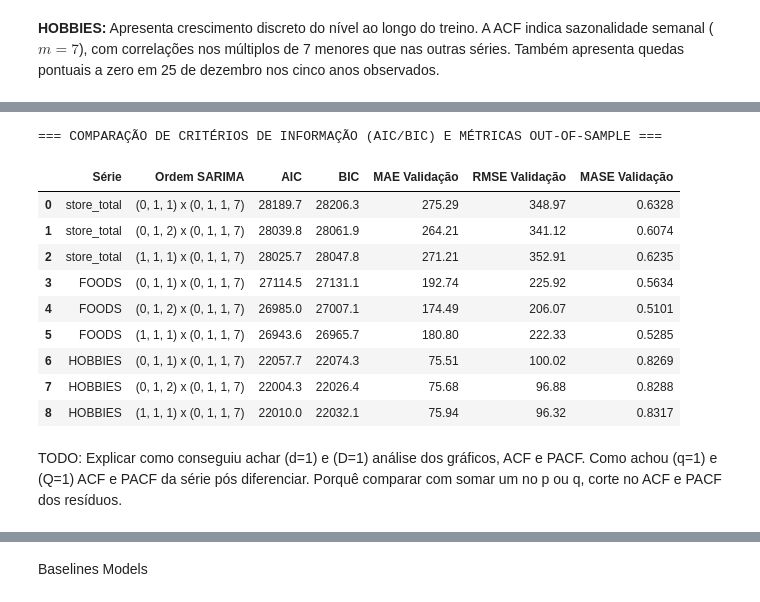
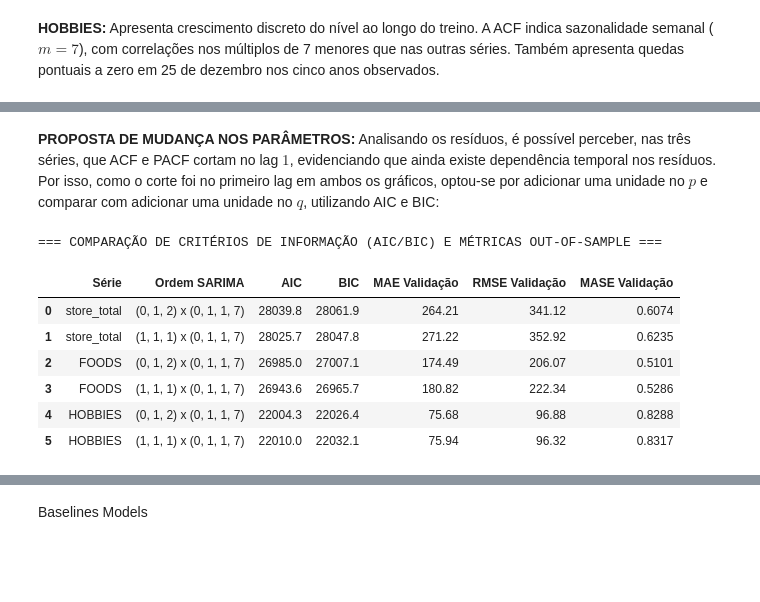
Before and after one commit to mistercapote/time-series-a2-2026, a Jupyter notebook: main.ipynb, the cells around one changed output, grey strips where cells are left out. Cells and saved outputs as stored; diff of their text form; code cells hidden in the pictures; blank space fills up the shorter version.

```diff
--- a/main.ipynb
+++ b/main.ipynb
@@ -334,53 +178,21 @@ Ao inspecionar empiricamente os coeficientes numéricos e os gráficos para cada
+# %% [markdown]
+**PROPOSTA DE MUDANÇA NOS PARÂMETROS:** Analisando os resíduos, é possível perceber, nas três séries, que ACF e PACF cortam no lag $1$, evidenciando que ainda existe dependência temporal nos resíduos. Por isso, como o corte foi no primeiro lag em ambos os gráficos, optou-se por adicionar uma unidade no $p$ e comparar com adicionar uma unidade no $q$, utilizando AIC e BIC:
 # %%
-from statsmodels.tsa.statespace.sarimax import SARIMAX
-
-# 3. Validação Comparativa de Modelos Concorrentes via AIC, BIC e Erros Out-of-Sample
-modelos_concorrentes = [
-    ((0, 1, 1), (0, 1, 1, 7)),
+modelos = [
     ((0, 1, 2), (0, 1, 1, 7)),
     ((1, 1, 1), (0, 1, 1, 7))
 ]
 
-resultados_grid = []
-for label in labels:
-    y_tr = train_data[label]
-    y_v = val_data[label].values
-    n_v = len(y_v)
-    scale = float(abs(y_tr.values[7:] - y_tr.values[:-7]).mean())
+tabela = model_checking.comparar_sarima(modelos, train_data, val_data, labels)
 
-    for order, s_order in modelos_concorrentes:
-        mod = SARIMAX(y_tr, order=order, seasonal_order=s_order, enforce_stationarity=False, enforce_invertibility=False)
-        fit = mod.fit(disp=False)
-        pred = fit.get_forecast(steps=n_v).predicted_mean.values
-
-        mae_v = float(abs(pred - y_v).mean())
-        rmse_v = float(np.sqrt(((pred - y_v)**2).mean()))
-        mase_v = mae_v / scale
-
-        resultados_grid.append({
-            "Série": label,
-            "Ordem SARIMA": f"{order} x {s_order}",
-            "AIC": round(fit.aic, 1),
-            "BIC": round(fit.bic, 1),
-            "MAE Validação": round(mae_v, 2),
-            "RMSE Validação": round(rmse_v, 2),
-            "MASE Validação": round(mase_v, 4),
-        })
-
-df_grid = pd.DataFrame(resultados_grid)
 print("=== COMPARAÇÃO DE CRITÉRIOS DE INFORMAÇÃO (AIC/BIC) E MÉTRICAS OUT-OF-SAMPLE ===")
-display(df_grid)
+display(tabela)
 # %% [output]
 === COMPARAÇÃO DE CRITÉRIOS DE INFORMAÇÃO (AIC/BIC) E MÉTRICAS OUT-OF-SAMPLE ===
 |  | Série | Ordem SARIMA | AIC | BIC | MAE Validação | RMSE Validação | MASE Validação |
-| 0 | store_total | (0, 1, 1) x (0, 1, 1, 7) | 28189.7 | 28206.3 | 275.29 | 348.97 | 0.6328 |
-| 1 | store_total | (0, 1, 2) x (0, 1, 1, 7) | 28039.8 | 28061.9 | 264.21 | 341.12 | 0.6074 |
-| 2 | store_total | (1, 1, 1) x (0, 1, 1, 7) | 28025.7 | 28047.8 | 271.21 | 352.91 | 0.6235 |
-| 3 | FOODS | (0, 1, 1) x (0, 1, 1, 7) | 27114.5 | 27131.1 | 192.74 | 225.92 | 0.5634 |
-| 4 | FOODS | (0, 1, 2) x (0, 1, 1, 7) | 26985.0 | 27007.1 | 174.49 | 206.07 | 0.5101 |
-| 5 | FOODS | (1, 1, 1) x (0, 1, 1, 7) | 26943.6 | 26965.7 | 180.80 | 222.33 | 0.5285 |
-| 6 | HOBBIES | (0, 1, 1) x (0, 1, 1, 7) | 22057.7 | 22074.3 | 75.51 | 100.02 | 0.8269 |
-| 7 | HOBBIES | (0, 1, 2) x (0, 1, 1, 7) | 22004.3 | 22026.4 | 75.68 | 96.88 | 0.8288 |
-| 8 | HOBBIES | (1, 1, 1) x (0, 1, 1, 7) | 22010.0 | 22032.1 | 75.94 | 96.32 | 0.8317 |
+| 0 | store_total | (0, 1, 2) x (0, 1, 1, 7) | 28039.8 | 28061.9 | 264.21 | 341.12 | 0.6074 |
+| 1 | store_total | (1, 1, 1) x (0, 1, 1, 7) | 28025.7 | 28047.8 | 271.22 | 352.92 | 0.6235 |
+| 2 | FOODS | (0, 1, 2) x (0, 1, 1, 7) | 26985.0 | 27007.1 | 174.49 | 206.07 | 0.5101 |
+| 3 | FOODS | (1, 1, 1) x (0, 1, 1, 7) | 26943.6 | 26965.7 | 180.82 | 222.34 | 0.5286 |
+| 4 | HOBBIES | (0, 1, 2) x (0, 1, 1, 7) | 22004.3 | 22026.4 | 75.68 | 96.88 | 0.8288 |
+| 5 | HOBBIES | (1, 1, 1) x (0, 1, 1, 7) | 22010.0 | 22032.1 | 75.94 | 96.32 | 0.8317 |
-# %% [markdown]
-TODO: Explicar como conseguiu achar (d=1) e (D=1) análise dos gráficos, ACF e PACF. Como achou (q=1) e (Q=1) ACF e PACF da série pós diferenciar. Porquê comparar com somar um no p ou q, corte no ACF e PACF dos resíduos.
```
Also changed, not shown: parts of 18 cells of this notebook, 4 other files.
